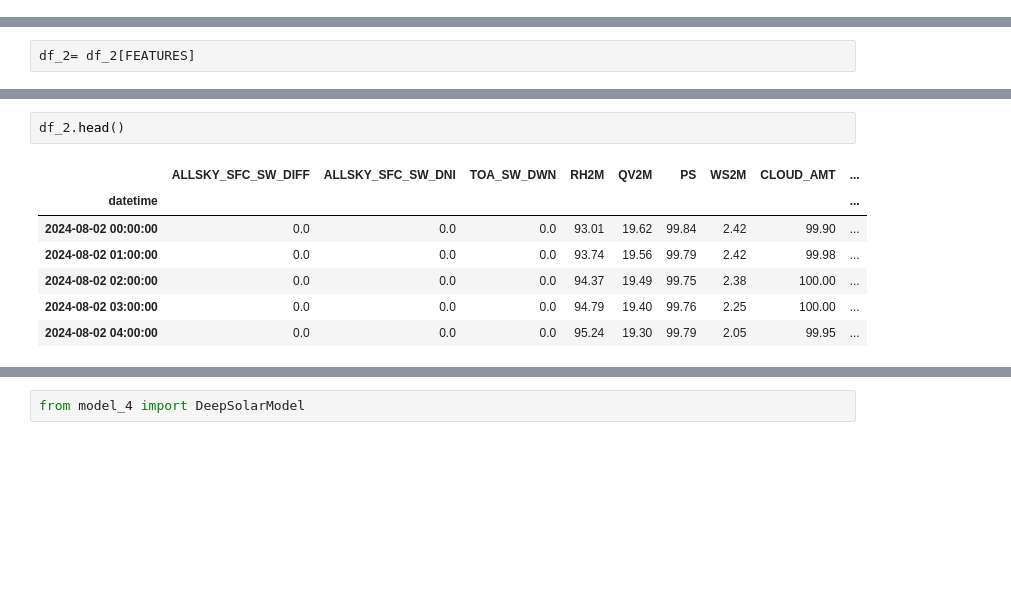
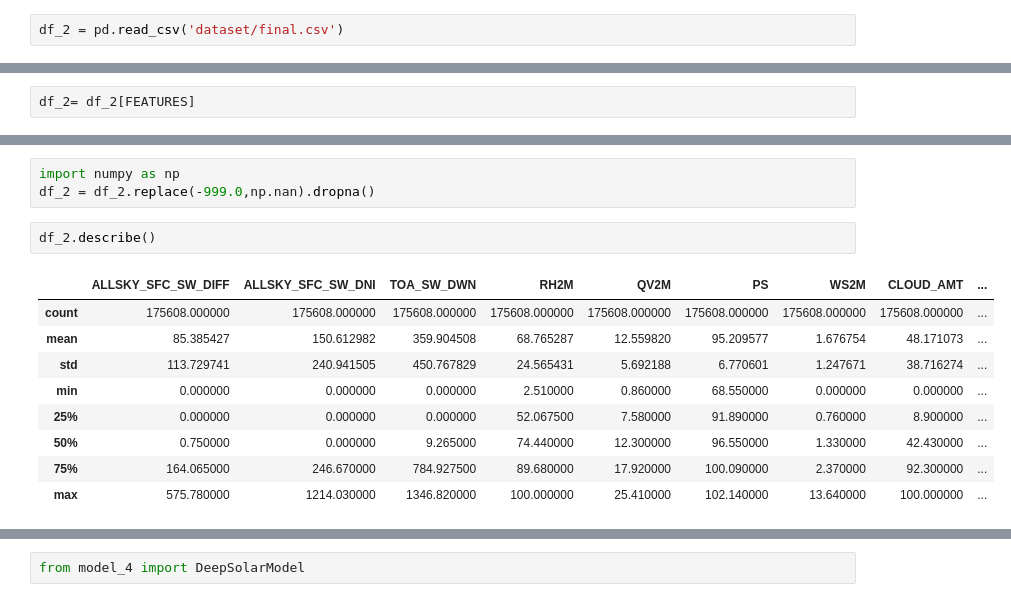
Before and after one commit to studentanush/weatherNet, a Jupyter notebook: testing.ipynb, the cells around one changed output, grey strips where cells are left out. Saved outputs shown, nothing was run; the diff lists cells and outputs as text; blank space fills up the shorter version.

```diff
--- a/testing.ipynb
+++ b/testing.ipynb
@@ -598,6 +598,8 @@ Skipped / missing keys: 2
   skipped fc.11.weight  ckpt_shape=None -> model_shape=(1, 64)
   skipped fc.11.bias  ckpt_shape=None -> model_shape=(1,)
 Keys present in model but missing in checkpoint (example): ['fc.11.weight', 'fc.11.bias']
+# %%
+df_2 = pd.read_csv('dataset/final.csv')
 # %%
 FEATURES = [
     "ALLSKY_SFC_SW_DIFF", "ALLSKY_SFC_SW_DNI", "TOA_SW_DWN",
@@ -635,10 +639,15 @@ df.head()
+# %%
+import numpy as np
+df_2 = df_2.replace(-999.0,np.nan).dropna()
 # %%
-df_2.head()
+df_2.describe()
 # %% [output]
 |  | ALLSKY_SFC_SW_DIFF | ALLSKY_SFC_SW_DNI | TOA_SW_DWN | RH2M | QV2M | PS | WS2M | CLOUD_AMT | ... |
-| datetime |  |  |  |  |  |  |  |  | ... |
-| 2024-08-02 00:00:00 | 0.0 | 0.0 | 0.0 | 93.01 | 19.62 | 99.84 | 2.42 | 99.90 | ... |
-| 2024-08-02 01:00:00 | 0.0 | 0.0 | 0.0 | 93.74 | 19.56 | 99.79 | 2.42 | 99.98 | ... |
-| 2024-08-02 02:00:00 | 0.0 | 0.0 | 0.0 | 94.37 | 19.49 | 99.75 | 2.38 | 100.00 | ... |
-| 2024-08-02 03:00:00 | 0.0 | 0.0 | 0.0 | 94.79 | 19.40 | 99.76 | 2.25 | 100.00 | ... |
-| 2024-08-02 04:00:00 | 0.0 | 0.0 | 0.0 | 95.24 | 19.30 | 99.79 | 2.05 | 99.95 | ... |
+| count | 175608.000000 | 175608.000000 | 175608.000000 | 175608.000000 | 175608.000000 | 175608.000000 | 175608.000000 | 175608.000000 | ... |
+| mean | 85.385427 | 150.612982 | 359.904508 | 68.765287 | 12.559820 | 95.209577 | 1.676754 | 48.171073 | ... |
+| std | 113.729741 | 240.941505 | 450.767829 | 24.565431 | 5.692188 | 6.770601 | 1.247671 | 38.716274 | ... |
+| min | 0.000000 | 0.000000 | 0.000000 | 2.510000 | 0.860000 | 68.550000 | 0.000000 | 0.000000 | ... |
+| 25% | 0.000000 | 0.000000 | 0.000000 | 52.067500 | 7.580000 | 91.890000 | 0.760000 | 8.900000 | ... |
+| 50% | 0.750000 | 0.000000 | 9.265000 | 74.440000 | 12.300000 | 96.550000 | 1.330000 | 42.430000 | ... |
+| 75% | 164.065000 | 246.670000 | 784.927500 | 89.680000 | 17.920000 | 100.090000 | 2.370000 | 92.300000 | ... |
+| max | 575.780000 | 1214.030000 | 1346.820000 | 100.000000 | 25.410000 | 102.140000 | 13.640000 | 100.000000 | ... |
```
Also changed, not shown: parts of 2 cells of this notebook.
